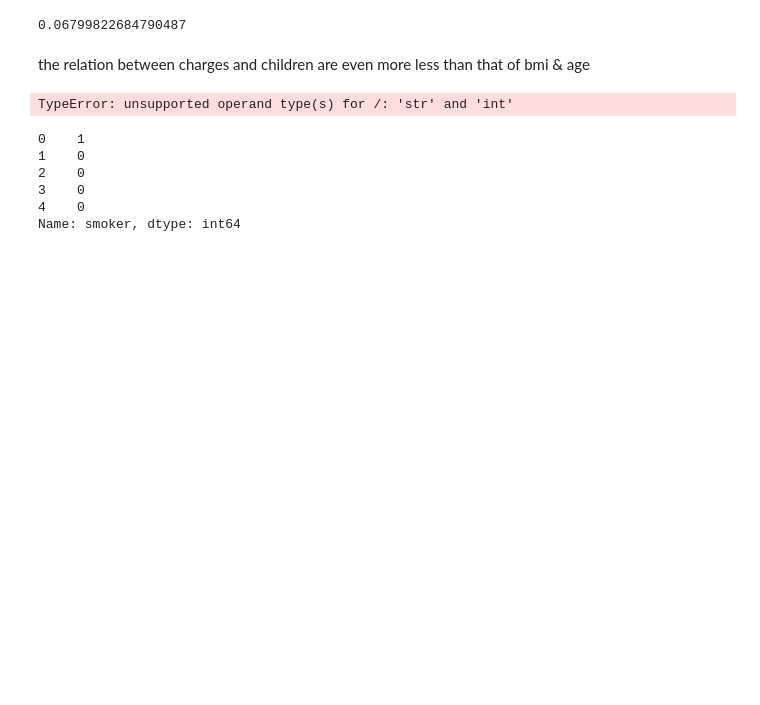
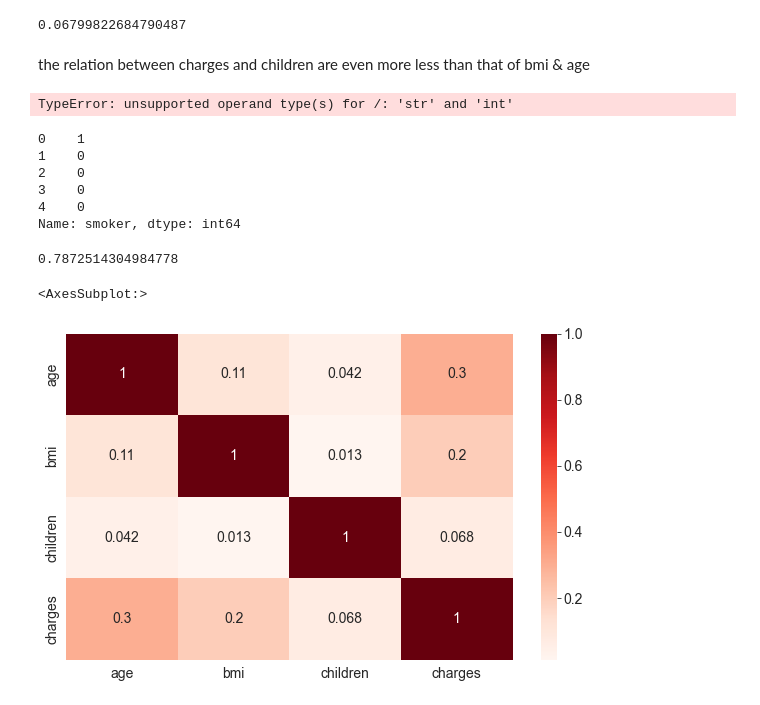
Before and after one commit to sandhyaammasi/medicalExpenditureAutomatedSystem, a Jupyter notebook: script.ipynb, the cells around one changed output. Saved outputs shown, nothing was run; the diff lists cells and outputs as text; code cells hidden in the pictures; blank space fills up the shorter version.

```diff
--- a/script.ipynb
+++ b/script.ipynb
@@ -206,3 +206,13 @@ smoker_numeric.head()
 3    0
 4    0
 Name: smoker, dtype: int64
+# %%
+df.charges.corr(smoker_numeric)
+#this clearly explains how smoking column and charges column are related
+# %% [output]
+0.7872514304984778
+# %%
+sns.heatmap(df.corr(),cmap = 'Reds',annot=True)
+# %% [output]
+<AxesSubplot:>
+[figure, added]
```
Also changed, not shown: parts of 17 cells of this notebook, 1 other file.
